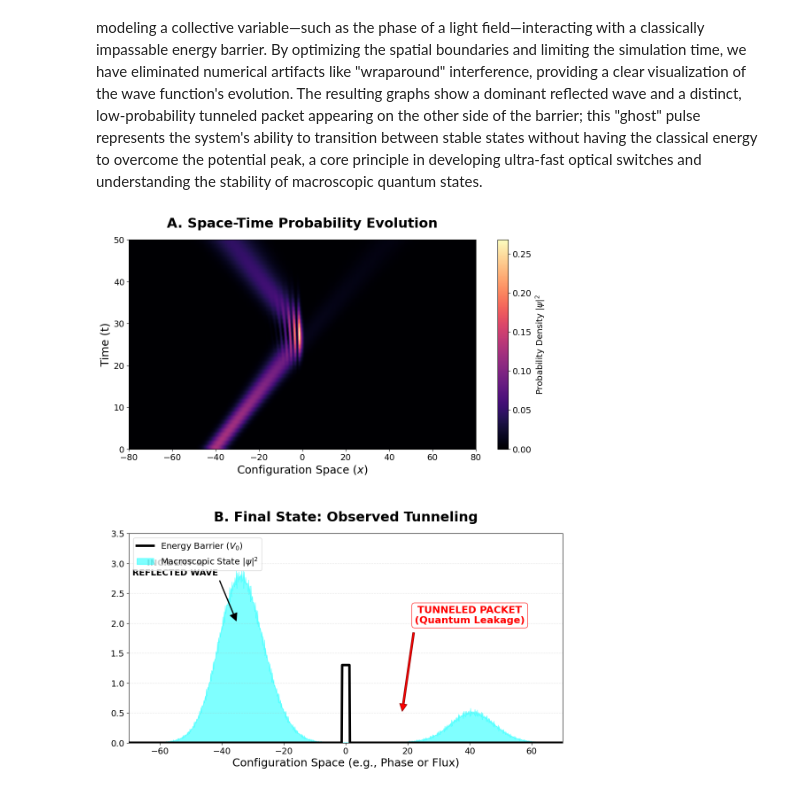
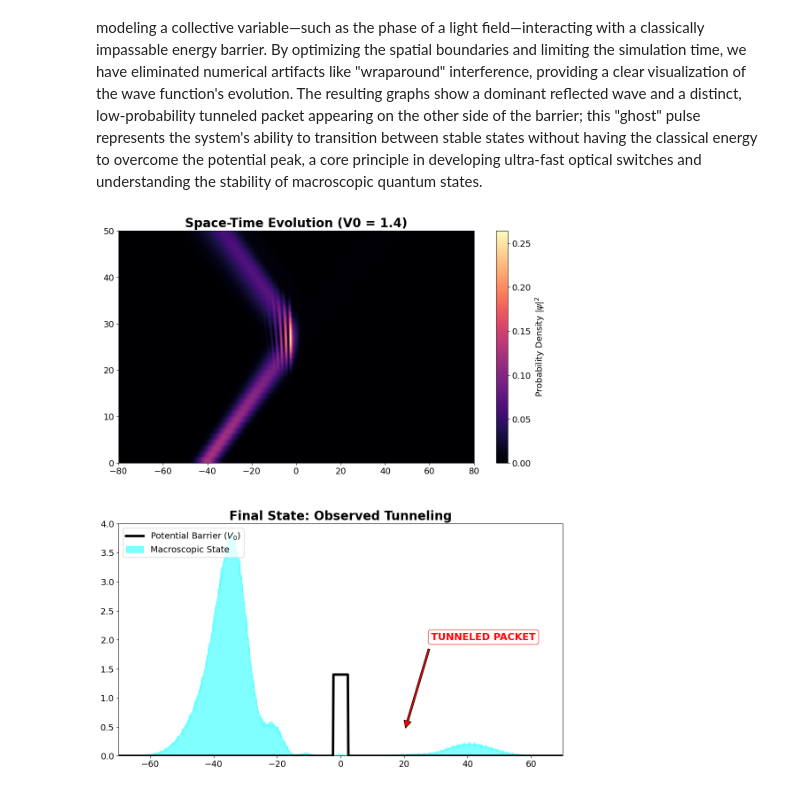
Before and after one commit to drfperez/YoungPhotonicsCongress, a Jupyter notebook: PhotonTunnel.ipynb, the cells around one changed output. Cells and saved outputs as stored; diff of their text form; code cells hidden in the pictures.

```diff
--- a/PhotonTunnel.ipynb
+++ b/PhotonTunnel.ipynb
@@ -30,7 +30,14 @@ Once you run the code cell below, look for two specific signatures:
 
 This simulation demonstrates Macroscopic Quantum Tunneling (MQT) in a photonic system by modeling a collective variable—such as the phase of a light field—interacting with a classically impassable energy barrier. By optimizing the spatial boundaries and limiting the simulation time, we have eliminated numerical artifacts like "wraparound" interference, providing a clear visualization of the wave function's evolution. The resulting graphs show a dominant reflected wave and a distinct, low-probability tunneled packet appearing on the other side of the barrier; this "ghost" pulse represents the system's ability to transition between stable states without having the classical energy to overcome the potential peak, a core principle in developing ultra-fast optical switches and understanding the stability of macroscopic quantum states.
 # %%
-# @title FINAL POSTER VERSION: Macroscopic Quantum Tunneling (MQT)
+
+# @title Interactive Macroscopic Quantum Tunneling { run: "auto" }
+# @markdown Adjust the Barrier Height (V0) to see how the tunneling probability changes.
+# @markdown Lower V0 increases "leakage," while higher V0 forces classical reflection.
+
+V0 = 1.4 # @param {type:"slider", min:0.5, max:3.0, step:0.1}
+Barrier_Width = 2.3 # @param {type:"slider", min:0.5, max:3.0, step:0.1}
+
 import numpy as np
 import matplotlib.pyplot as plt
 
@@ -43,70 +50,59 @@ dt = 0.05
 t_max = 50
 steps = int(t_max / dt)
 
-# --- 2. Barrier: Scaled for Visible Leakage ---
-V0 = 1.3
-a = 1.2
+# --- 2. Barrier Setup ---
+a = Barrier_Width
 V = np.zeros(N)
 V[(x > -a) & (x < a)] = V0
 
 # --- 3. Initial Wave Packet ---
-x0 = -40.0
-k0 = 1.5
-sigma = 4.5
-
+x0, k0, sigma = -40.0, 1.5, 4.5
 psi = np.exp(-(x - x0)**2 / (2 * sigma**2)) * np.exp(1j * k0 * x)
 psi /= np.sqrt(np.sum(np.abs(psi)**2) * dx)
 
 # --- 4. Evolution (Split-Step Fourier Method) ---
 k = 2 * np.pi * np.fft.fftfreq(N, d=dx)
 evol_kinetic = np.exp(-1j * (k**2 / 2) * dt)
 evol_potential = np.exp(-1j * V * dt)
 
 history = []
 for i in range(steps):
     psi *= np.exp(-1j * V * dt / 2)
     psi_k = np.fft.fft(psi)
     psi_k *= evol_kinetic
     psi = np.fft.ifft(psi_k)
     psi *= np.exp(-1j * V * dt / 2)
-    if i % 20 == 0:
-        history.append(np.abs(psi)**2)
+    if i % 25 == 0: history.append(np.abs(psi)**2)
 
-# --- 5. High-Quality Plotting (Warnings Fixed) ---
-plt.rcParams.update({'font.size': 14, 'font.family': 'sans-serif'})
+# --- 5. High-Quality Plotting ---
+plt.rcParams.update({'font.size': 14})
 fig, (ax1, ax2) = plt.subplots(2, 1, figsize=(12, 14))
 
-# Top Plot: Space-Time Evolution
-# Added 'r' before strings containing backslashes
-im = ax1.imshow(history, extent=[-L/2, L/2, 0, t_max], aspect='auto',
-                origin='lower', cmap='magma')
-ax1.set_title('A. Space-Time Probability Evolution', fontsize=22, fontweight='bold', pad=20)
-ax1.set_ylabel('Time (t)', fontsize=18)
-ax1.set_xlabel('Configuration Space ($x$)', fontsize=18)
+# Heatmap
+im = ax1.imshow(history, extent=[-L/2, L/2, 0, t_max], aspect='auto', origin='lower', cmap='magma')
+ax1.set_title(f'Space-Time Evolution (V0 = {V0})', fontsize=20, fontweight='bold')
 plt.colorbar(im, ax=ax1, label=r'Probability Density $|\psi|^2$')
 
-# Bottom Plot: Final Snapshot
-ax2.plot(x, V, color='black', linewidth=4, label=r'Energy Barrier ($V_0$)')
-# Added 'r' here as well
-ax2.fill_between(x, np.abs(psi)**2 * 60, color='cyan', alpha=0.5, label=r'Macroscopic State $|\psi|^2$')
-ax2.set_title('B. Final State: Observed Tunneling', fontsize=22, fontweight='bold', pad=20)
-ax2.set_xlabel('Configuration Space (e.g., Phase or Flux)', fontsize=18)
+# Final State
+ax2.plot(x, V, color='black', linewidth=4, label=r'Potential Barrier ($V_0$)')
+ax2.fill_between(x, np.abs(psi)**2 * 60, color='cyan', alpha=0.5, label=r'Macroscopic State')
+ax2.set_title('Final State: Observed Tunneling', fontsize=20, fontweight='bold')
 ax2.set_xlim(-70, 70)
-ax2.set_ylim(0, 3.5)
-ax2.grid(axis='y', linestyle='--', alpha=0.3)
-ax2.legend(loc='upper left', fontsize=14)
+ax2.set_ylim(0, 4.0)
+ax2.legend(loc='upper left')
 
-# Visual Annotations
-ax2.annotate('INCIDENT &\nREFLECTED WAVE', xy=(-35, 2.0), xytext=(-55, 2.8),
-             arrowprops=dict(facecolor='black', shrink=0.05, width=1),
-             fontsize=14, fontweight='bold', ha='center')
-
-ax2.annotate('TUNNELED PACKET\n(Quantum Leakage)', xy=(18, 0.45), xytext=(40, 2.0),
-             arrowprops=dict(facecolor='red', edgecolor='darkred', shrink=0.05, width=3),
-             color='red', fontweight='bold', fontsize=16, ha='center',
-             bbox=dict(boxstyle="round,pad=0.3", fc="white", ec="red", alpha=0.8))
+# Annotation
+if np.max(np.abs(psi[x > a])**2) * 60 > 0.05:
+    ax2.annotate('TUNNELED PACKET', xy=(20, 0.4), xytext=(45, 2.0),
+                 arrowprops=dict(facecolor='red', shrink=0.05, width=3),
+                 color='red', fontweight='bold', fontsize=16, ha='center',
+                 bbox=dict(boxstyle="round,pad=0.3", fc="white", ec="red", alpha=0.8))
+else:
+    ax2.annotate('NO VISIBLE TUNNELING\n(Barrier too high)', xy=(20, 0.1), xytext=(45, 2.0),
+                 arrowprops=dict(facecolor='gray', shrink=0.05, width=1),
+                 color='gray', fontsize=14, ha='center')
 
 plt.tight_layout(pad=4.0)
 plt.show()
 # %% [output]
-[figure, old version]
+[figure, new version]
```
